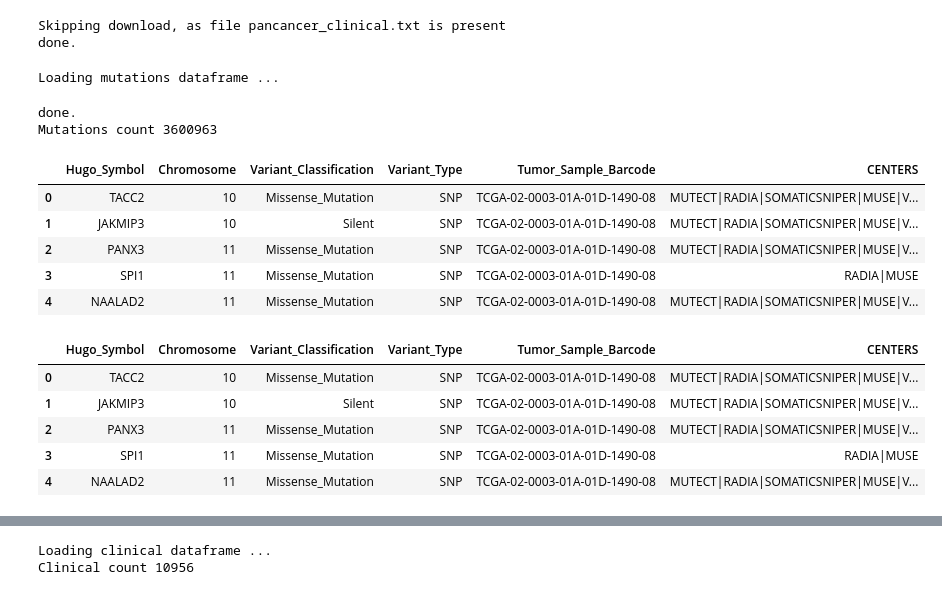
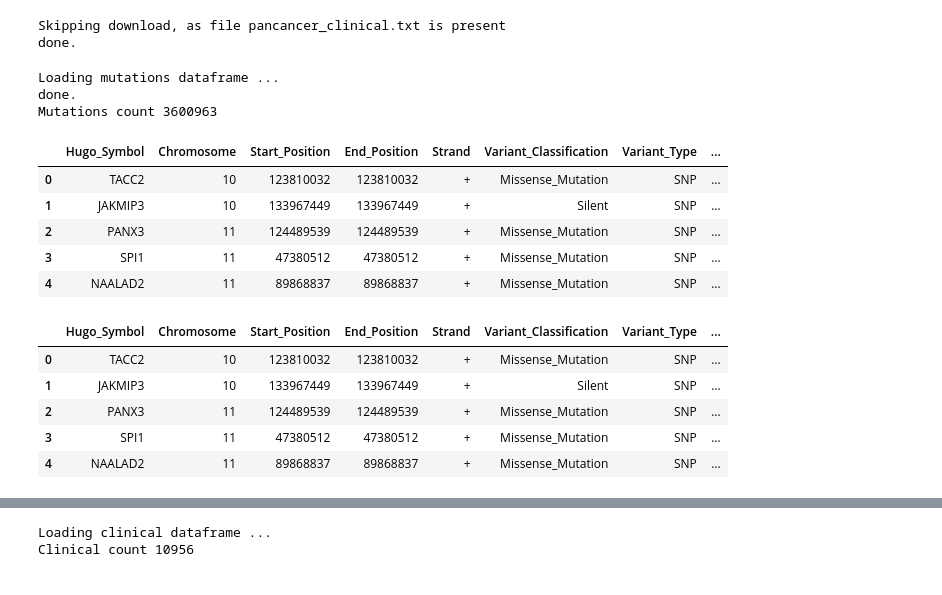
Before and after one commit to tonydisera/w207_6_sum19_g5_final_project, a Jupyter notebook: merge_pancancer_somatic_mutations/get_pancancer_clinical_and_mutation_data.ipynb, the cells around one changed output, grey strips where cells are left out. Drawn from its saved outputs; the diff is of its cells as text; code cells hidden in the pictures.

Commit message:
Add start, end position and strand to csv file.

```diff
--- a/merge_pancancer_somatic_mutations/get_pancancer_clinical_and_mutation_data.ipynb
+++ b/merge_pancancer_somatic_mutations/get_pancancer_clinical_and_mutation_data.ipynb
@@ -34,33 +34,34 @@ done.
 # %%
 # Load the mutations dataframe
 print('Loading mutations dataframe ...')
 mutations = pd.read_csv("pancancer_mutations.maf.gz", compression='gzip',
                         sep='\t',
                         usecols=['Tumor_Sample_Barcode','Hugo_Symbol',
                                  'Variant_Classification', 'Variant_Type',
-                                'Chromosome', 'CENTERS'])
+                                'Chromosome', 'Start_Position',
+                                 'End_Position', 'Strand', 'CENTERS'])
 print("done.")
 print("Mutations count", mutations.Tumor_Sample_Barcode.count())
 display(mutations.head())
 # %% [output]
 Loading mutations dataframe ...
+done.
+Mutations count 3600963
-done.
-Mutations count 3600963
-|  | Hugo_Symbol | Chromosome | Variant_Classification | Variant_Type | Tumor_Sample_Barcode | CENTERS |
-| 0 | TACC2 | 10 | Missense_Mutation | SNP | TCGA-02-0003-01A-01D-1490-08 | MUTECT|RADIA|SOMATICSNIPER|MUSE|V... |
-| 1 | JAKMIP3 | 10 | Silent | SNP | TCGA-02-0003-01A-01D-1490-08 | MUTECT|RADIA|SOMATICSNIPER|MUSE|V... |
-| 2 | PANX3 | 11 | Missense_Mutation | SNP | TCGA-02-0003-01A-01D-1490-08 | MUTECT|RADIA|SOMATICSNIPER|MUSE|V... |
-| 3 | SPI1 | 11 | Missense_Mutation | SNP | TCGA-02-0003-01A-01D-1490-08 | RADIA|MUSE |
-| 4 | NAALAD2 | 11 | Missense_Mutation | SNP | TCGA-02-0003-01A-01D-1490-08 | MUTECT|RADIA|SOMATICSNIPER|MUSE|V... |
+|  | Hugo_Symbol | Chromosome | Start_Position | End_Position | Strand | Variant_Classification | Variant_Type | ... |
+| 0 | TACC2 | 10 | 123810032 | 123810032 | + | Missense_Mutation | SNP | ... |
+| 1 | JAKMIP3 | 10 | 133967449 | 133967449 | + | Silent | SNP | ... |
+| 2 | PANX3 | 11 | 124489539 | 124489539 | + | Missense_Mutation | SNP | ... |
+| 3 | SPI1 | 11 | 47380512 | 47380512 | + | Missense_Mutation | SNP | ... |
+| 4 | NAALAD2 | 11 | 89868837 | 89868837 | + | Missense_Mutation | SNP | ... |
 # %%
 mutations.head()
 # %% [output]
-|  | Hugo_Symbol | Chromosome | Variant_Classification | Variant_Type | Tumor_Sample_Barcode | CENTERS |
-| 0 | TACC2 | 10 | Missense_Mutation | SNP | TCGA-02-0003-01A-01D-1490-08 | MUTECT|RADIA|SOMATICSNIPER|MUSE|V... |
-| 1 | JAKMIP3 | 10 | Silent | SNP | TCGA-02-0003-01A-01D-1490-08 | MUTECT|RADIA|SOMATICSNIPER|MUSE|V... |
-| 2 | PANX3 | 11 | Missense_Mutation | SNP | TCGA-02-0003-01A-01D-1490-08 | MUTECT|RADIA|SOMATICSNIPER|MUSE|V... |
-| 3 | SPI1 | 11 | Missense_Mutation | SNP | TCGA-02-0003-01A-01D-1490-08 | RADIA|MUSE |
-| 4 | NAALAD2 | 11 | Missense_Mutation | SNP | TCGA-02-0003-01A-01D-1490-08 | MUTECT|RADIA|SOMATICSNIPER|MUSE|V... |
+|  | Hugo_Symbol | Chromosome | Start_Position | End_Position | Strand | Variant_Classification | Variant_Type | ... |
+| 0 | TACC2 | 10 | 123810032 | 123810032 | + | Missense_Mutation | SNP | ... |
+| 1 | JAKMIP3 | 10 | 133967449 | 133967449 | + | Silent | SNP | ... |
+| 2 | PANX3 | 11 | 124489539 | 124489539 | + | Missense_Mutation | SNP | ... |
+| 3 | SPI1 | 11 | 47380512 | 47380512 | + | Missense_Mutation | SNP | ... |
+| 4 | NAALAD2 | 11 | 89868837 | 89868837 | + | Missense_Mutation | SNP | ... |
 # %%
 # Set mutations index
 mutations['row'] = np.arange(len(mutations))
```
Also changed, not shown: parts of 3 cells of this notebook.
